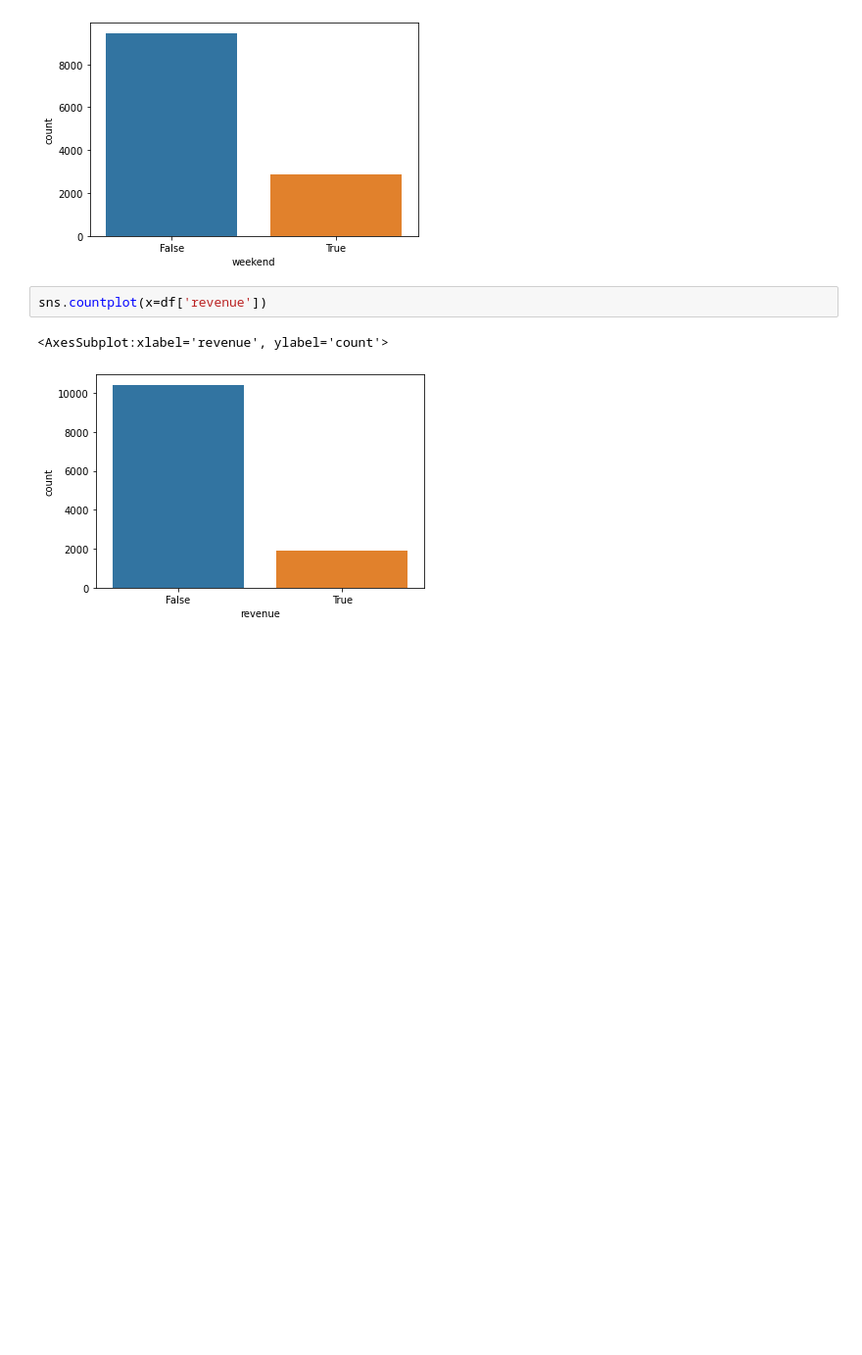
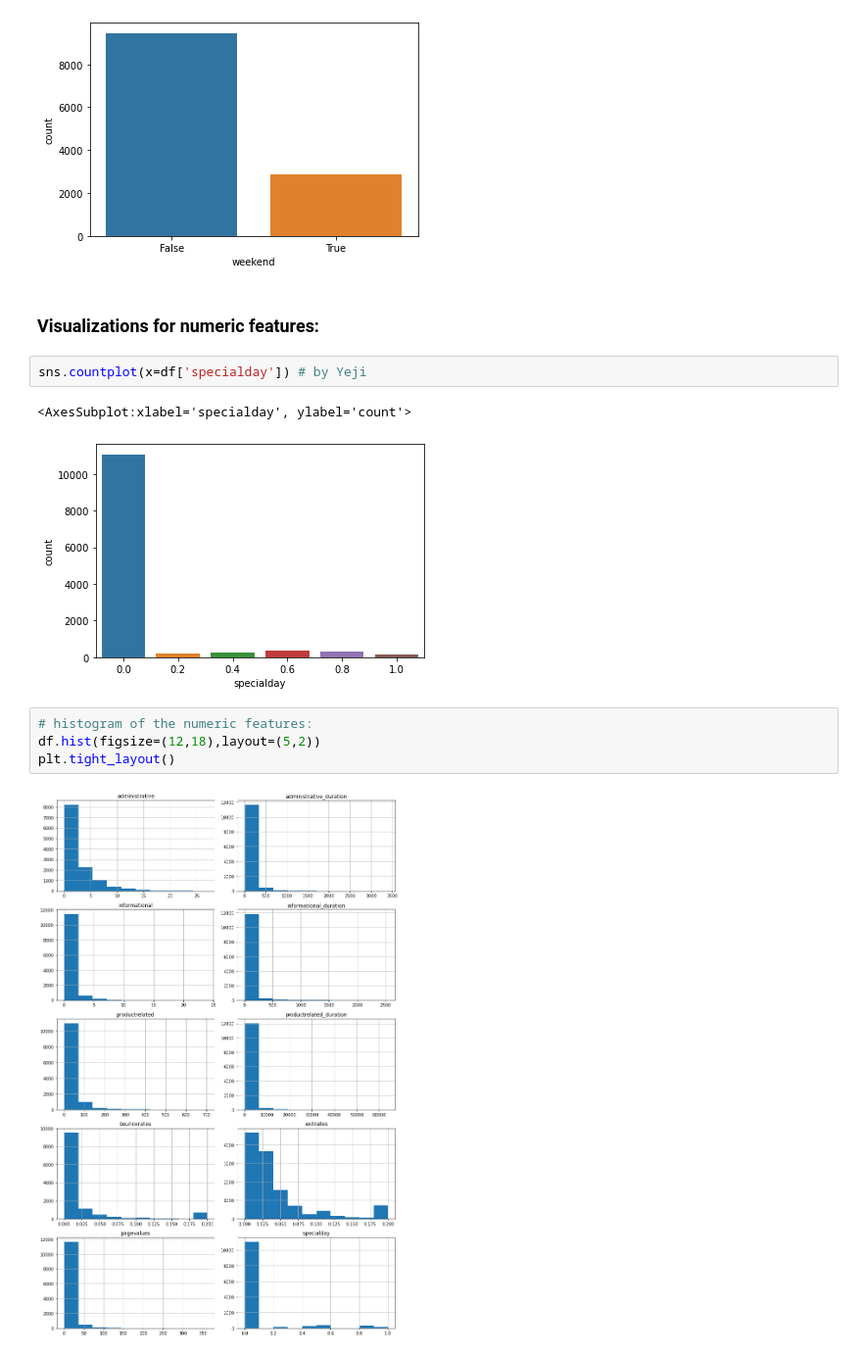
Before and after one commit to Yjung136/326_final_project, a Jupyter notebook: notebooks/EDA_notebook.ipynb, the cells around one changed output. Shown at 98% size. Cells and saved outputs as stored; diff of their text form; blank space fills up the shorter version.

```diff
--- a/notebooks/EDA_notebook.ipynb
+++ b/notebooks/EDA_notebook.ipynb
@@ -171,8 +177,16 @@ sns.countplot(x=df['weekend'])
 # %% [output]
 <AxesSubplot:xlabel='weekend', ylabel='count'>
 [figure]
+# %% [markdown]
+### Visualizations for numeric features:
 # %%
-sns.countplot(x=df['revenue'])
+sns.countplot(x=df['specialday']) # by Yeji
 # %% [output]
-<AxesSubplot:xlabel='revenue', ylabel='count'>
+<AxesSubplot:xlabel='specialday', ylabel='count'>
-[figure, old version]
+[figure, new version]
+# %%
+# histogram of the numeric features:
+df.hist(figsize=(12,18),layout=(5,2))
+plt.tight_layout()
+# %% [output]
+[figure, added]
```
Also changed, not shown: parts of 25 cells of this notebook.
